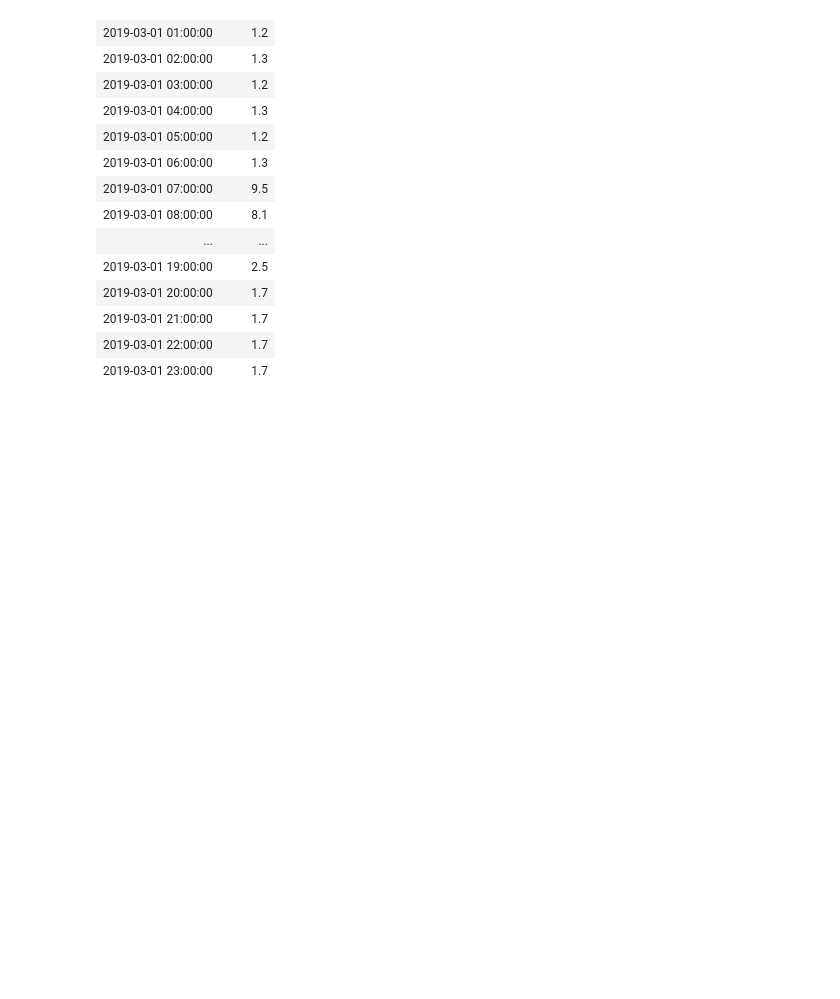
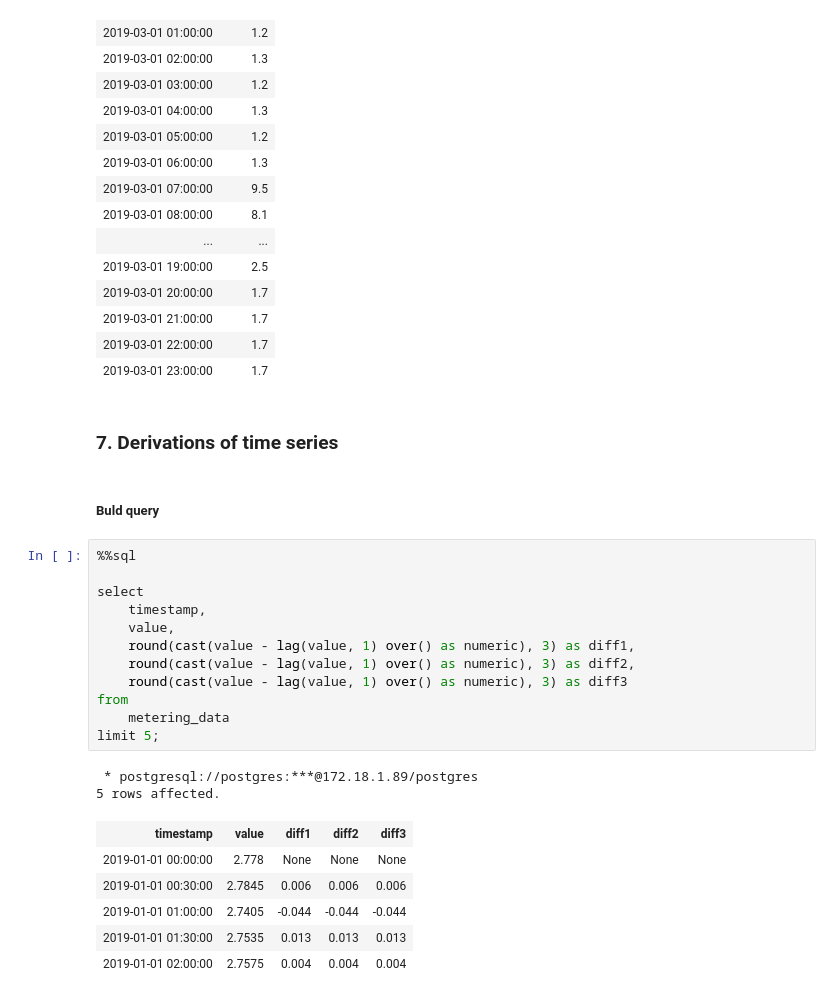
Before and after one commit to dimandms/sql_timeseries, a Jupyter notebook: lessons.ipynb, the cells around one changed output. Drawn from its saved outputs; the diff is of its cells as text; blank space fills up the shorter version.

Commit message:
diff in series

```diff
--- a/lessons.ipynb
+++ b/lessons.ipynb
@@ -368,3 +368,28 @@ from
 | 2019-03-01 21:00:00 | 1.7 |
 | 2019-03-01 22:00:00 | 1.7 |
 | 2019-03-01 23:00:00 | 1.7 |
+# %% [markdown]
+### 7. Derivations of time series
+# %% [markdown]
+##### Buld query
+# %%
+%%sql
+
+select
+    timestamp,
+    value,
+    round(cast(value - lag(value, 1) over() as numeric), 3) as diff1,
+    round(cast(value - lag(value, 1) over() as numeric), 3) as diff2,
+    round(cast(value - lag(value, 1) over() as numeric), 3) as diff3
+from
+    metering_data
+limit 5;
+# %% [output]
+ * postgresql://postgres:***@172.18.1.89/postgres
+5 rows affected.
+| timestamp | value | diff1 | diff2 | diff3 |
+| 2019-01-01 00:00:00 | 2.778 | None | None | None |
+| 2019-01-01 00:30:00 | 2.7845 | 0.006 | 0.006 | 0.006 |
+| 2019-01-01 01:00:00 | 2.7405 | -0.044 | -0.044 | -0.044 |
+| 2019-01-01 01:30:00 | 2.7535 | 0.013 | 0.013 | 0.013 |
+| 2019-01-01 02:00:00 | 2.7575 | 0.004 | 0.004 | 0.004 |
```
Also changed, not shown: parts of 1 cell of this notebook.
